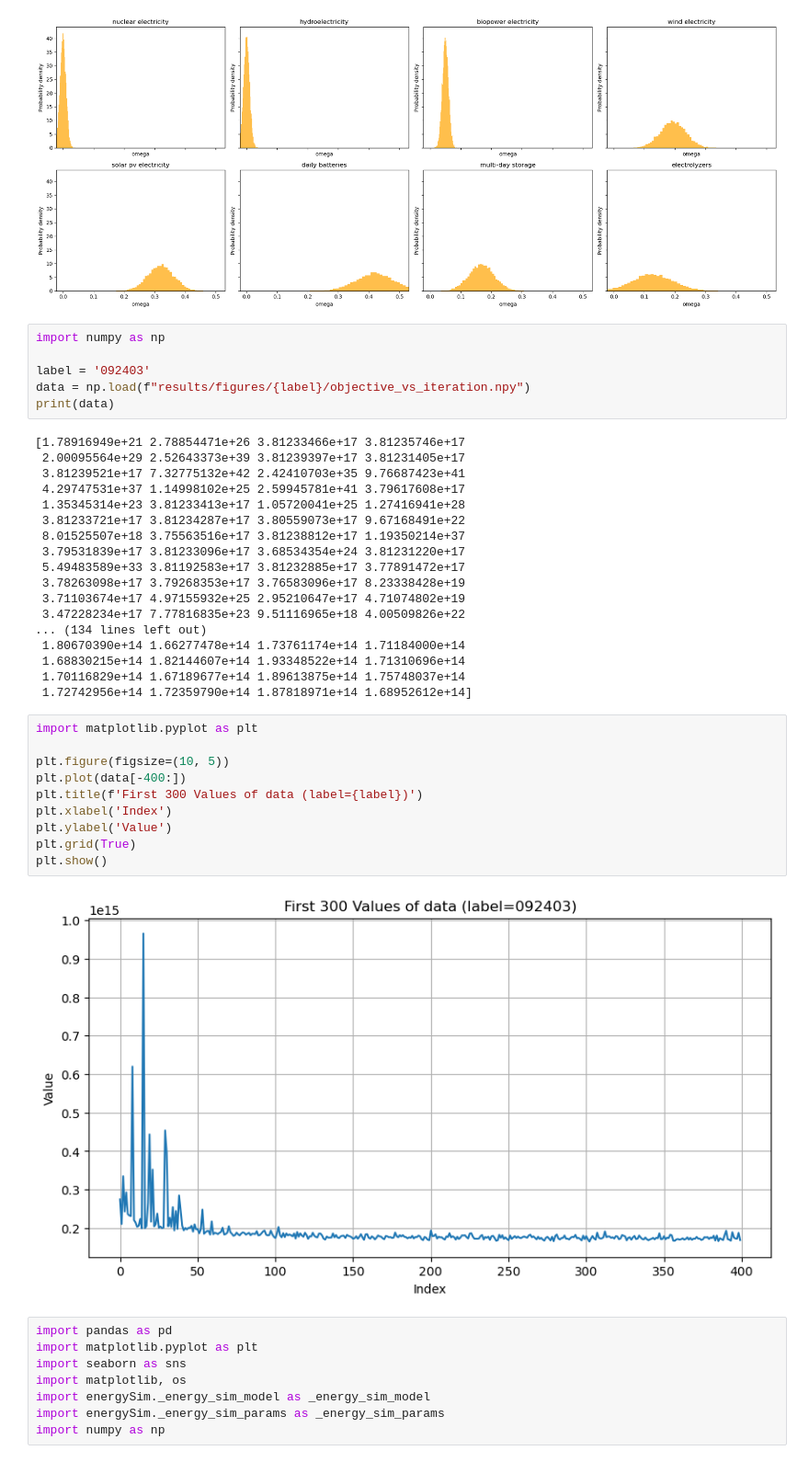
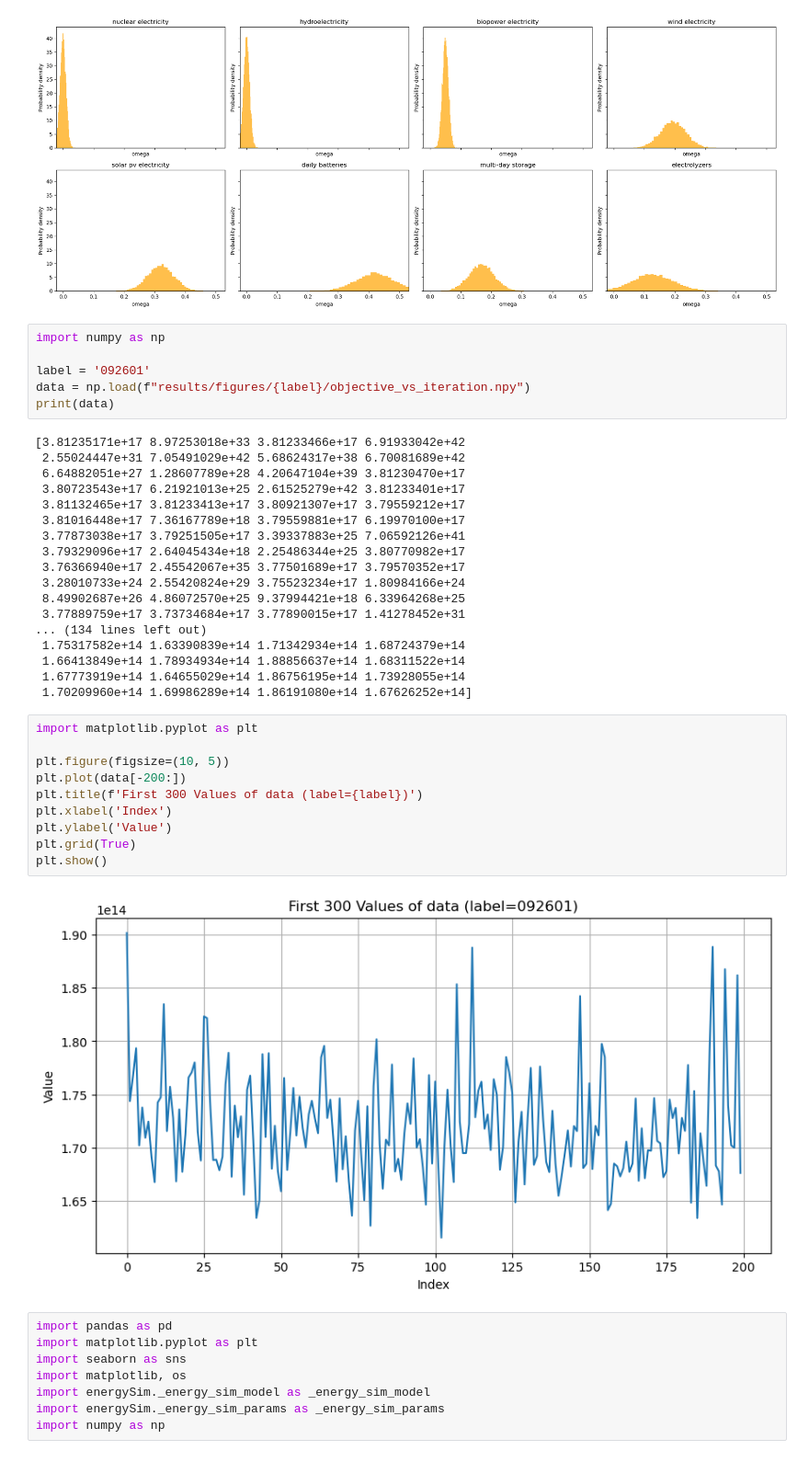
Before and after one commit to Mofan-coding/energy_dps, a Jupyter notebook: test.ipynb, the cells around one changed output. Shown at 92% size. Saved outputs shown, nothing was run; the diff lists cells and outputs as text.

```diff
--- a/test.ipynb
+++ b/test.ipynb
@@ -61,39 +61,39 @@ plt.show()
 # %%
 import numpy as np
 
-label = '092403'
+label = '092601'
 data = np.load(f"results/figures/{label}/objective_vs_iteration.npy")
 print(data)
 # %% [output]
-[1.78916949e+21 2.78854471e+26 3.81233466e+17 3.81235746e+17
- 2.00095564e+29 2.52643373e+39 3.81239397e+17 3.81231405e+17
- 3.81239521e+17 7.32775132e+42 2.42410703e+35 9.76687423e+41
- 4.29747531e+37 1.14998102e+25 2.59945781e+41 3.79617608e+17
- 1.35345314e+23 3.81233413e+17 1.05720041e+25 1.27416941e+28
- 3.81233721e+17 3.81234287e+17 3.80559073e+17 9.67168491e+22
- 8.01525507e+18 3.75563516e+17 3.81238812e+17 1.19350214e+37
- 3.79531839e+17 3.81233096e+17 3.68534354e+24 3.81231220e+17
- 5.49483589e+33 3.81192583e+17 3.81232885e+17 3.77891472e+17
- 3.78263098e+17 3.79268353e+17 3.76583096e+17 8.23338428e+19
- 3.71103674e+17 4.97155932e+25 2.95210647e+17 4.71074802e+19
- 3.47228234e+17 7.77816835e+23 9.51116965e+18 4.00509826e+22
+[3.81235171e+17 8.97253018e+33 3.81233466e+17 6.91933042e+42
+ 2.55024447e+31 7.05491029e+42 5.68624317e+38 6.70081689e+42
+ 6.64882051e+27 1.28607789e+28 4.20647104e+39 3.81230470e+17
+ 3.80723543e+17 6.21921013e+25 2.61525279e+42 3.81233401e+17
+ 3.81132465e+17 3.81233413e+17 3.80921307e+17 3.79559212e+17
+ 3.81016448e+17 7.36167789e+18 3.79559881e+17 6.19970100e+17
+ 3.77873038e+17 3.79251505e+17 3.39337883e+25 7.06592126e+41
+ 3.79329096e+17 2.64045434e+18 2.25486344e+25 3.80770982e+17
+ 3.76366940e+17 2.45542067e+35 3.77501689e+17 3.79570352e+17
+ 3.28010733e+24 2.55420824e+29 3.75523234e+17 1.80984166e+24
+ 8.49902687e+26 4.86072570e+25 9.37994421e+18 6.33964268e+25
+ 3.77889759e+17 3.73734684e+17 3.77890015e+17 1.41278452e+31
 ... (134 lines left out)
- 1.80670390e+14 1.66277478e+14 1.73761174e+14 1.71184000e+14
- 1.68830215e+14 1.82144607e+14 1.93348522e+14 1.71310696e+14
- 1.70116829e+14 1.67189677e+14 1.89613875e+14 1.75748037e+14
- 1.72742956e+14 1.72359790e+14 1.87818971e+14 1.68952612e+14]
+ 1.75317582e+14 1.63390839e+14 1.71342934e+14 1.68724379e+14
+ 1.66413849e+14 1.78934934e+14 1.88856637e+14 1.68311522e+14
+ 1.67773919e+14 1.64655029e+14 1.86756195e+14 1.73928055e+14
+ 1.70209960e+14 1.69986289e+14 1.86191080e+14 1.67626252e+14]
 # %%
 import matplotlib.pyplot as plt
 
 plt.figure(figsize=(10, 5))
-plt.plot(data[-400:])
+plt.plot(data[-200:])
 plt.title(f'First 300 Values of data (label={label})')
 plt.xlabel('Index')
 plt.ylabel('Value')
 plt.grid(True)
 plt.show()
 # %% [output]
-[figure, old version]
+[figure, new version]
 # %%
 import pandas as pd
 import matplotlib.pyplot as plt
```
Also changed, not shown: 18 other files.
